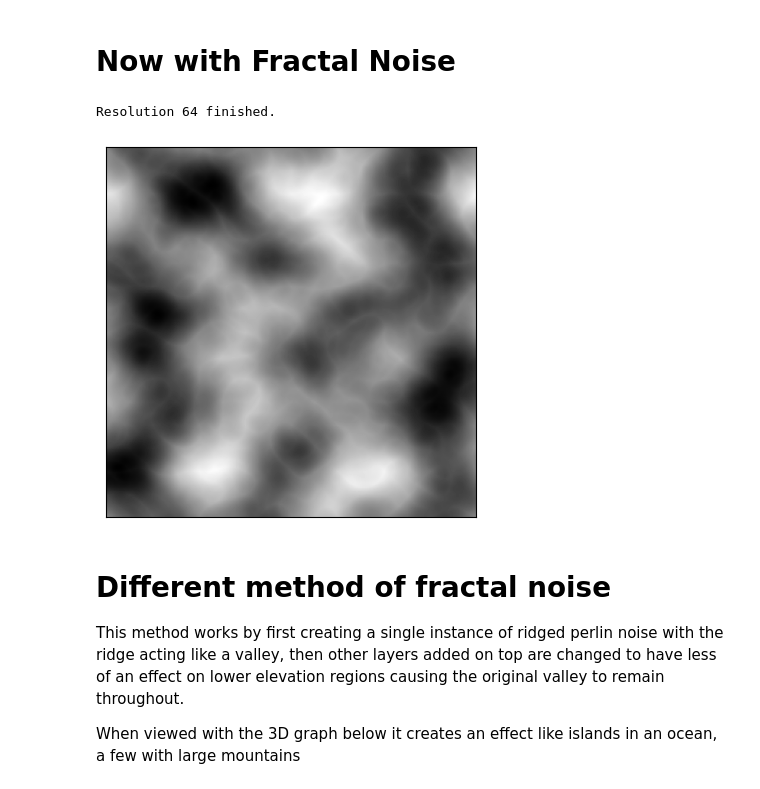
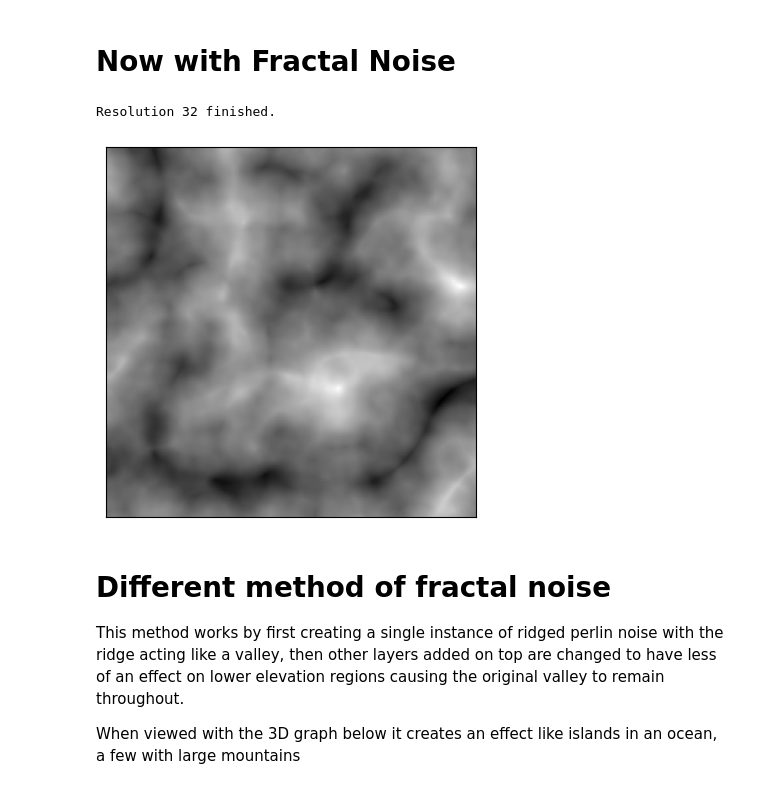
Before and after one commit to hbarton2/smooth-noise-for-terrain, a Jupyter notebook: PerlinNoise.ipynb, the cells around one changed output. Drawn from its saved outputs; the diff is of its cells as text; code cells hidden in the pictures.

Commit message:
Added gradient influenced perlin noise

```diff
--- a/PerlinNoise.ipynb
+++ b/PerlinNoise.ipynb
@@ -177,0 +204,15 @@ plt.show()
+# %%
+# h, h_g = make_perlin_gradient_heightmap(128, 6)
+h = make_perlin_heightmap(128, 4, seed=10, y_offset=128)
+
+plt.imshow(h, cmap='grey')
+
+# fig, axs = plt.subplots(1, 2)
+
+plt.yticks([])
+plt.xticks([])
+
+# axs[0].imshow(h, cmap='grey')
+# axs[1].imshow(h_g, cmap='grey')
+
+plt.show()
@@ -184,38 +227,39 @@ def comb_func(h, z, scale=1):
     z: the new values to be added to the heightmap
     scale: percentage influence on added values
     '''
+
     return h+(z*scale)
 
     '''
     Comment above return statement to change the combination of noise results
     Below method workd by scaling values based on the height of the input heightmap
     meaning the height will increase more at values that are already large.
     This causes the lower elevation areas to remain more flat as well as making peaks more "peaky"
     '''
 
     s = norm_zero(h)
     return h + (((z * s) * scale))
 
 #h = norm_zero(make_perlin_heightmap(200, 2, seed=10))
 
 def f1(z):
     return -abs(z)
 
-h = fractal_noise(256, [4, 8, 16, 32, 64], functions=[None, f1, f1, f1, f1], comb_func=comb_func, persistence=0.5)
+h = fractal_noise(256, [4, 8, 16, 32], use_perlin_gradient=True, comb_func=comb_func, persistence=0.5)
 
 # h[:,:100]=norm(h[:, :100], 0, 1)
 # h[:,100:]=norm(h[:, 100:], 0, 3)
 
 # h = savgol_filter(h, window_length=10, polyorder=2)
 
 plt.imshow(norm_zero(h), cmap='grey')
 plt.xticks([])
 plt.yticks([])
-plt.imsave('fractalExample2.png', h, cmap='grey')
+# plt.imsave('fractalExample2.png', h, cmap='grey')
 plt.show()
 # %% [output]
-Resolution 64 finished.
+Resolution 32 finished.
-[figure, old version]
+[figure, new version]
 # %% [markdown]
 # Different method of fractal noise
 This method works by first creating a single instance of ridged perlin noise with the ridge acting like a valley, then other layers added on top are changed to have less of an effect on lower elevation regions causing the original valley to remain throughout.
```
Also changed, not shown: parts of 4 cells of this notebook.
